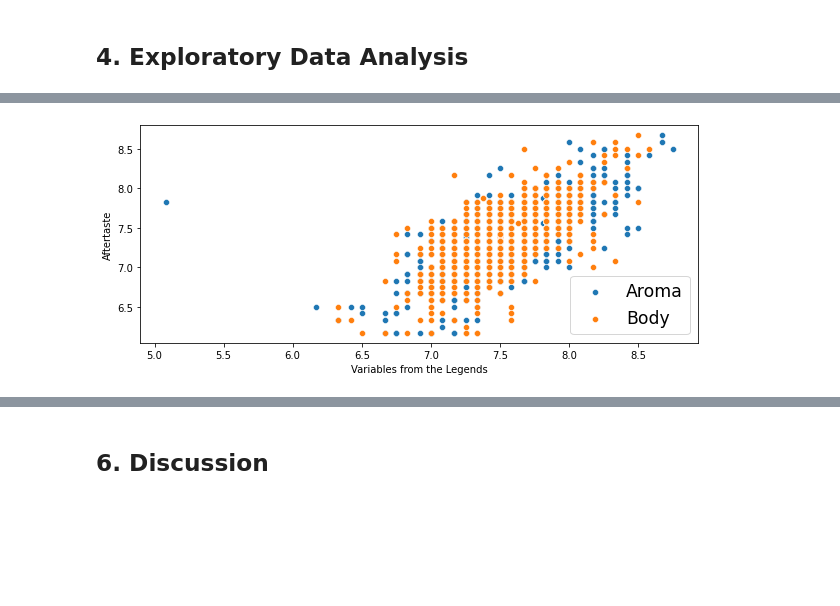
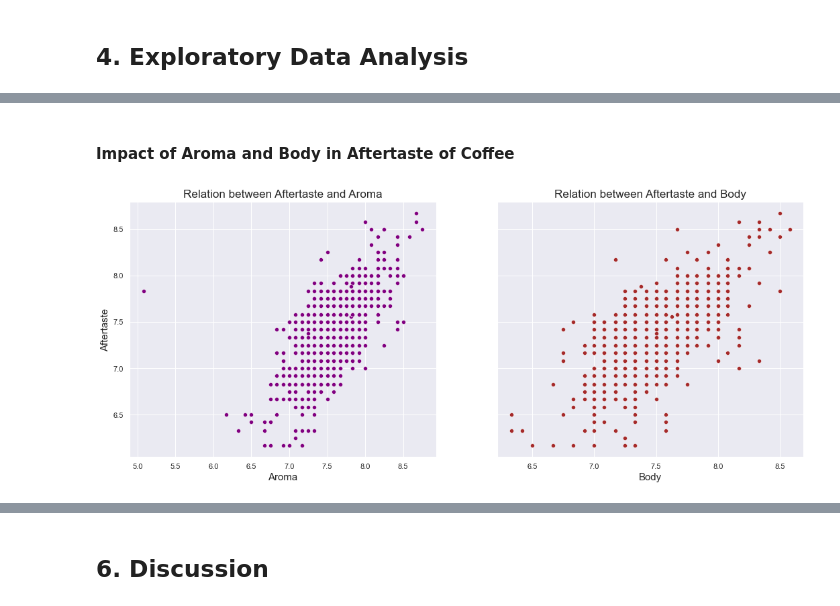
Before and after one commit to 00susant/Coffee-Aftertaste-Analysis, a Jupyter notebook: Analysis and Model Fitting.ipynb, the cells around one changed output, grey strips where cells are left out. Cells and saved outputs as stored; diff of their text form; code cells hidden in the pictures; blank space fills up the shorter version.

```diff
--- a/Analysis and Model Fitting.ipynb
+++ b/Analysis and Model Fitting.ipynb
@@ -25,3 +247,0 @@ df.shape
-# %%
-df.drop(['Species', 'Unnamed: 0', 'Owner', 'Owner.1', 'Producer', 'In.Country.Partner', 'Variety', 'ICO.Number', 'Altitude', 'Certification.Address', 'Certification.Contact', 'unit_of_measurement', 'Lot.Number', 'altitude_low_meters', 'altitude_high_meters', 'Expiration', 'Certification.Body', 'Processing.Method' , 'Color', 'Grading.Date'], axis = 1, inplace=True)
-df.info()
@@ -132,9 +314,18 @@ plt.show()
 # %%
-plt.figure(figsize=(10,4))
-ax5 = sns.scatterplot(x = 'Uniformity' , y = 'Aftertaste', data = df)
-ax6 = sns.scatterplot(x = 'Clean.Cup' , y = 'Aftertaste', data = df, alpha=0.3)
-ax7 = sns.scatterplot(x = 'Sweetness' , y = 'Aftertaste', data = df, alpha=0.2)
-plt.legend(['Uniformity', 'Clean Cup', 'Sweetness'], loc='lower right', fontsize='xx-large')
-plt.xlabel('Variables from the Legends')
+sns.set_style("darkgrid")
+fig, axes = plt.subplots(1, 3, figsize=(24, 7), sharey=True)
+sns.scatterplot(x = 'Uniformity' , y = 'Aftertaste', data = df, ax=axes[0],
+                color = 'red')
+axes[0].set_title('Uniformity Impact on Aftertaste', fontsize=17)
+axes[0].set_xlabel('Uniformity',fontsize=15)
+axes[0].set_ylabel('Aftertaste',fontsize=15)
+sns.scatterplot(x = 'Clean.Cup' , y = 'Aftertaste', data = df, ax = axes[1],
+                color = 'blue')
+axes[1].set_title('Cup Cleanliness Impact on Aftertaste', fontsize=17)
+axes[1].set_xlabel('Clean Cup',fontsize=15)
+sns.scatterplot(x = 'Sweetness' , y = 'Aftertaste', data = df, ax=axes[2],
+                color='lime')
+axes[2].set_title('Sweetness Impact on Aftertaste', fontsize=17)
+axes[2].set_xlabel('Sweetness',fontsize=15)
 plt.show()
 # %% [output]
@@ -142,9 +335,17 @@ plt.show()
+# %% [markdown]
+#### Impact of Aroma and Body in Aftertaste of Coffee
 # %%
-plt.figure(figsize=(10,4))
-ax = sns.scatterplot(x = 'Aroma', y = 'Aftertaste', data =df)
-sns.scatterplot(x = 'Body', y = 'Aftertaste', data = df)
-plt.legend(['Aroma', 'Body'], loc='lower right', fontsize='xx-large')
-plt.xlabel('Variables from the Legends')
+sns.set_style("darkgrid")
+fig, axes = plt.subplots(1, 2, figsize=(18, 7), sharey=True)
+sns.scatterplot(x = 'Aroma', y = 'Aftertaste', data =df, ax=axes[0],
+                color='purple')
+axes[0].set_title('Relation between Aftertaste and Aroma', fontsize=17)
+axes[0].set_xlabel('Aroma', fontsize=15)
+axes[0].set_ylabel('Aftertaste', fontsize=15)
+sns.scatterplot(x = 'Body', y = 'Aftertaste', data = df, ax=axes[1],
+                color='brown')
+axes[1].set_title('Relation between Aftertaste and Body', fontsize=17)
+axes[1].set_xlabel('Body', fontsize=15)
 plt.show()
 # %% [output]
-[figure, old version]
+[figure, new version]
```
Also changed, not shown: parts of 104 cells of this notebook, 27 other files.
